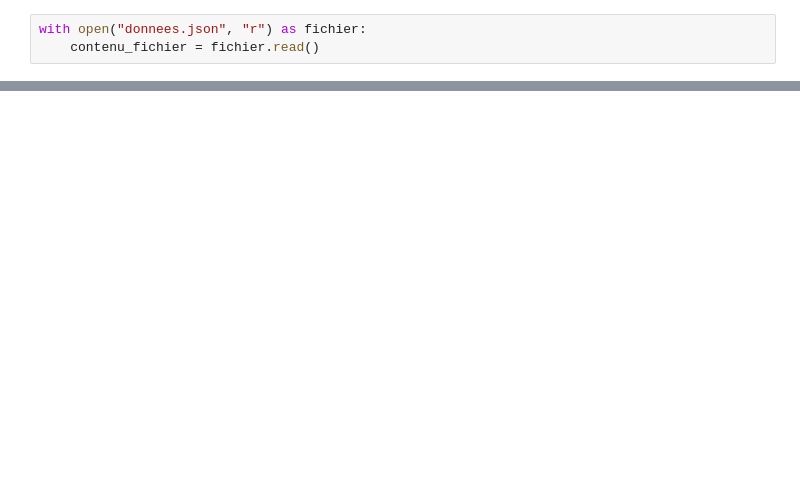
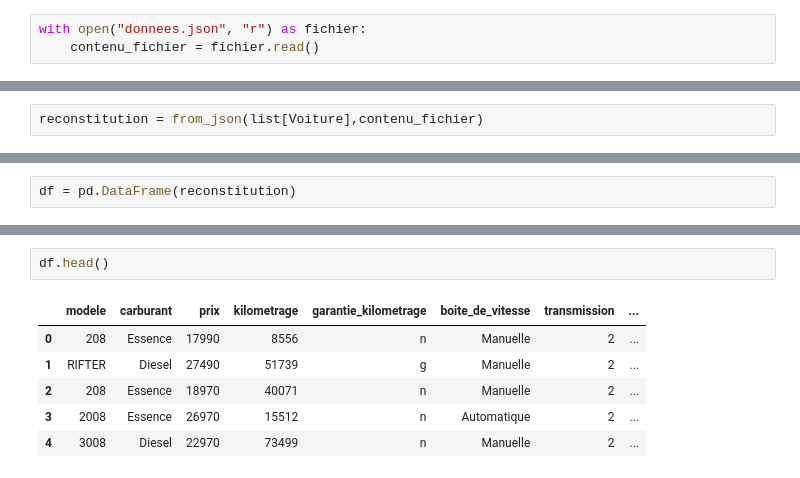
Before and after one commit to mathver/VERON_NEPVEUX_PROJECT, a Jupyter notebook: veron_nepveux_project/panda.ipynb, the cells around one changed output, grey strips where cells are left out. Saved outputs shown, nothing was run; the diff lists cells and outputs as text; blank space fills up the shorter version.

```diff
--- a/veron_nepveux_project/panda.ipynb
+++ b/veron_nepveux_project/panda.ipynb
@@ -11,0 +16,2 @@ with open("donnees.json", "r") as fichier:
+# %%
+reconstitution = from_json(list[Voiture],contenu_fichier)
@@ -11,0 +26,2 @@ with open("donnees.json", "r") as fichier:
+# %%
+df = pd.DataFrame(reconstitution)
@@ -11,0 +40,9 @@ with open("donnees.json", "r") as fichier:
+# %%
+df.head()
+# %% [output]
+|  | modele | carburant | prix | kilometrage | garantie_kilometrage | boite_de_vitesse | transmission | ... |
+| 0 | 208 | Essence | 17990 | 8556 | n | Manuelle | 2 | ... |
+| 1 | RIFTER | Diesel | 27490 | 51739 | g | Manuelle | 2 | ... |
+| 2 | 208 | Essence | 18970 | 40071 | n | Manuelle | 2 | ... |
+| 3 | 2008 | Essence | 26970 | 15512 | n | Automatique | 2 | ... |
+| 4 | 3008 | Diesel | 22970 | 73499 | n | Manuelle | 2 | ... |
```
Also changed, not shown: parts of 32 cells of this notebook.
